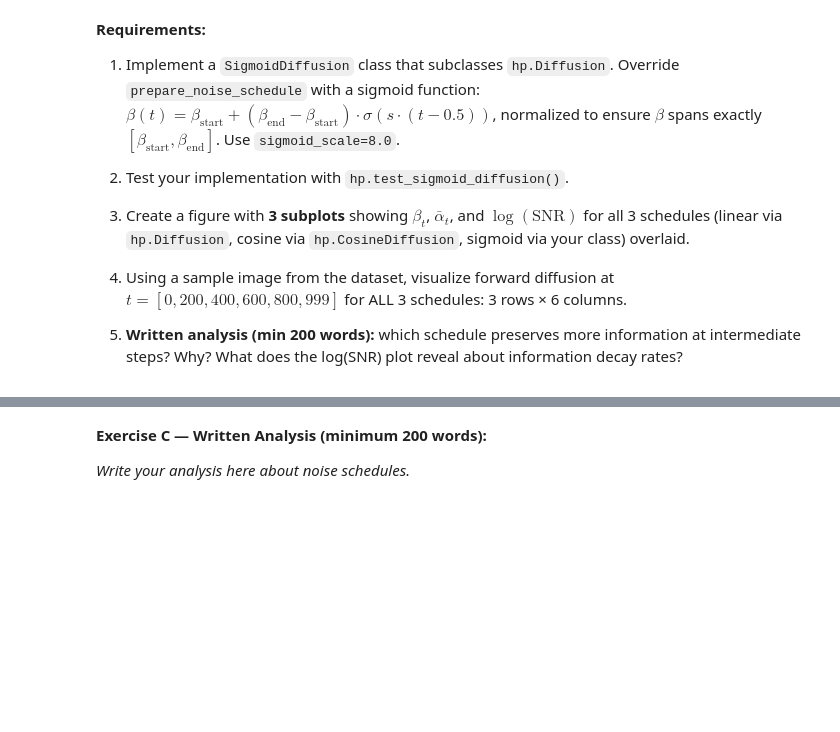
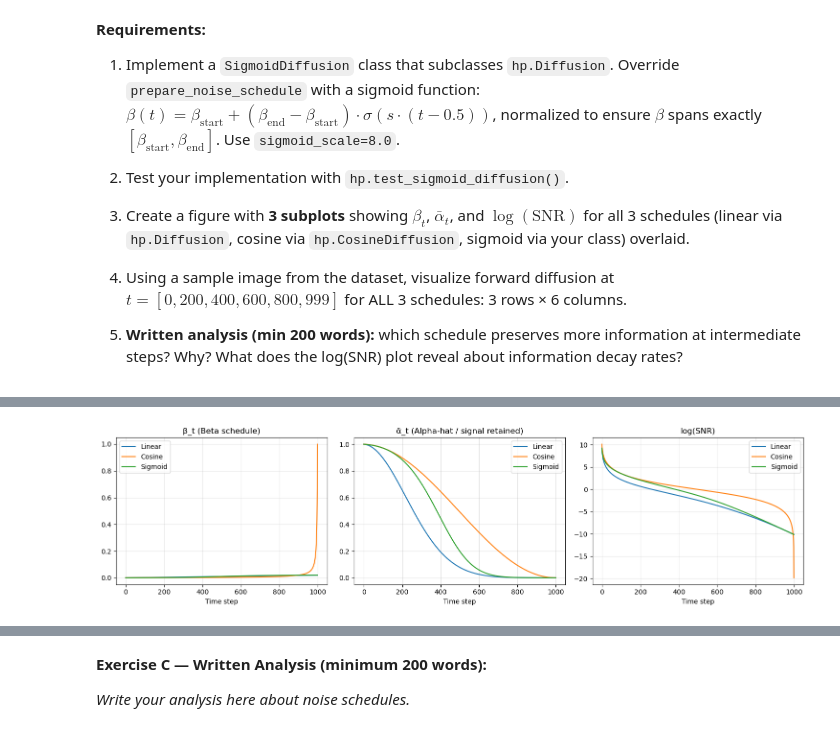
Before and after one commit to EinarLop/UIB_DL_LAB04, a Jupyter notebook: LAB_4.ipynb, the cells around one changed output, grey strips where cells are left out. Drawn from its saved outputs; the diff is of its cells as text; code cells hidden in the pictures; blank space fills up the shorter version.

Commit message:
Completed Exercise C

```diff
--- a/LAB_4.ipynb
+++ b/LAB_4.ipynb
@@ -319,0 +309,25 @@ hp.test_sigmoid_diffusion(SigmoidDiffusion, plot=False)
+# %%
+# Exercise C — Schedule comparison plots (3 subplots: beta_t, alpha_bar_t, log(SNR))
+linear  = hp.Diffusion(noise_steps=1000, img_size=64, device='cpu')
+cosine  = hp.CosineDiffusion(noise_steps=1000, img_size=64, device='cpu')
+sigmoid = SigmoidDiffusion(noise_steps=1000, img_size=64, device='cpu')
+
+fig, axes = plt.subplots(1, 3, figsize=(15, 4))
+for label, d in [("Linear", linear), ("Cosine", cosine), ("Sigmoid", sigmoid)]:
+    axes[0].plot(d.beta.cpu().numpy(), label=label)
+    axes[1].plot(d.alpha_hat.cpu().numpy(), label=label)
+    snr = d.alpha_hat / (1 - d.alpha_hat + 1e-8)
+    axes[2].plot(torch.log(snr).cpu().numpy(), label=label)
+
+axes[0].set_title("β_t (Beta schedule)")
+axes[1].set_title("ᾱ_t (Alpha-hat / signal retained)")
+axes[2].set_title("log(SNR)")
+for ax in axes:
+    ax.set_xlabel("Time step")
+    ax.legend()
+    ax.grid(True, alpha=0.3)
+
+plt.tight_layout()
+plt.show()
+# %% [output]
+[figure, added]
```
Also changed, not shown: parts of 5 cells of this notebook, 1 other file.
